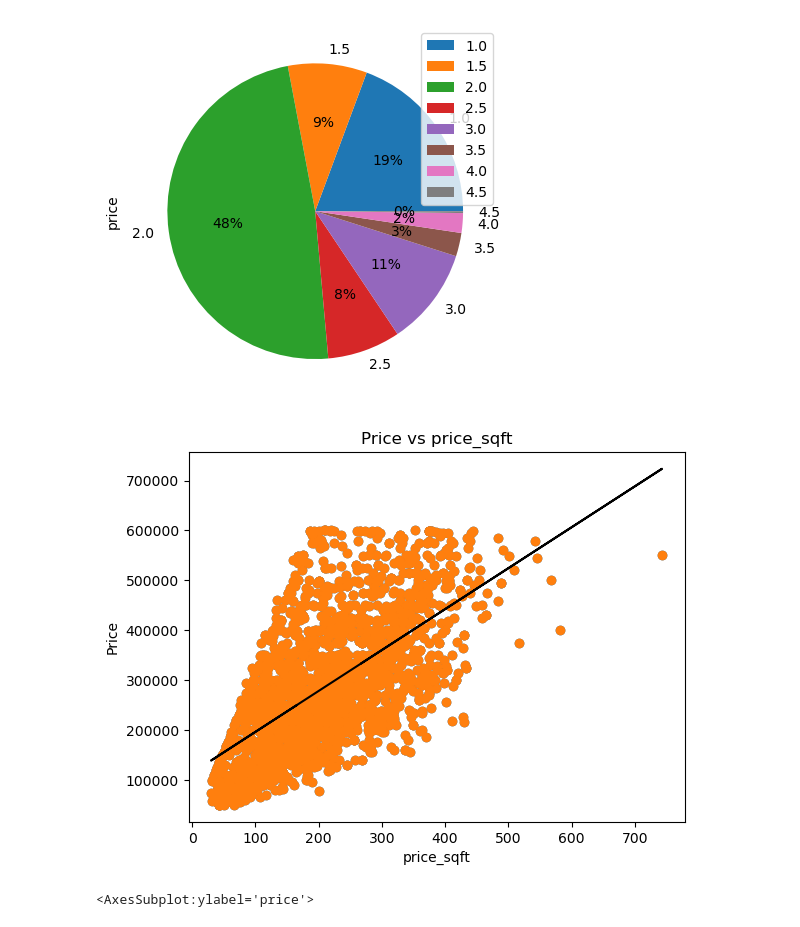
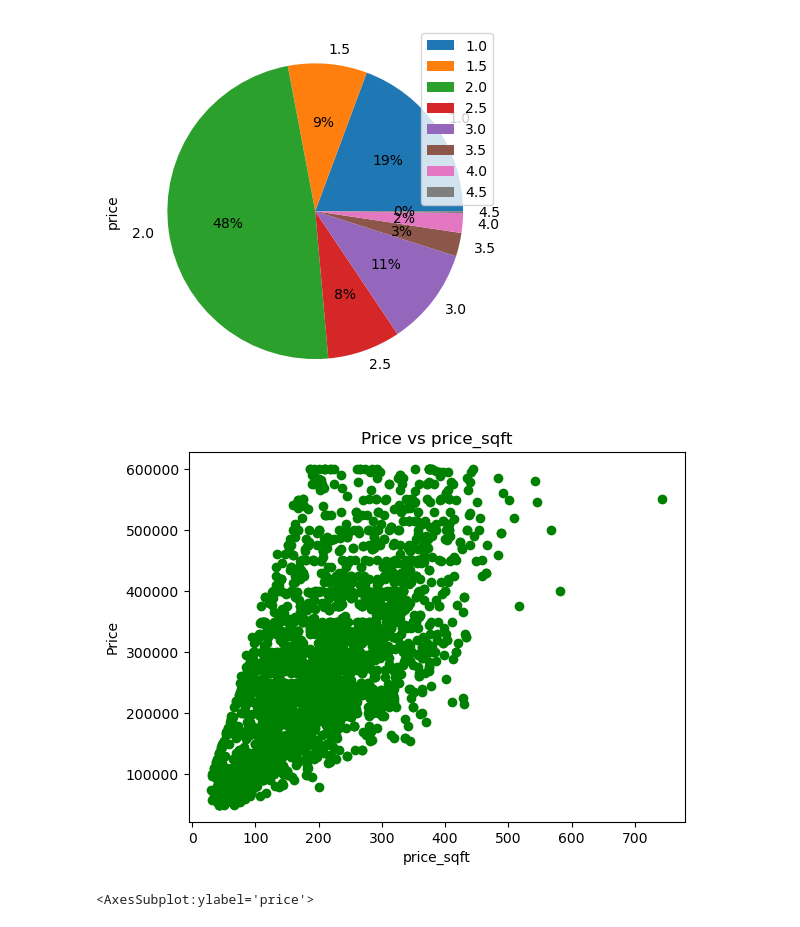
Before and after one commit to yakir0391/Apartments-Predict, a Jupyter notebook: EDA.ipynb, the cells around one changed output. Cells and saved outputs as stored; diff of their text form; code cells hidden in the pictures.

```diff
--- a/EDA.ipynb
+++ b/EDA.ipynb
@@ -102,22 +95,14 @@ df2.groupby(['bathroom']).sum().plot(
 <AxesSubplot:ylabel='price'>
 [figure]
 # %%
-plt.scatter(df2['price_sqft'],df2['price'])
+plt.scatter(df2['price_sqft'],df2['price'], color = 'green')
 plt.xlabel("price_sqft")
 plt.ylabel("Price")
 plt.title("Price vs price_sqft")
 
-plt.scatter(df2['price_sqft'],df2['price'])
-
-# fitting the mean square line
-m,b = np.polyfit(df2['price_sqft'], df2['price'], 1)
-
-# plotting the mean square line
-plt.plot(df2['price_sqft'], m*df2['price_sqft'] + b, color='black')
-
 plt.show()
 # %% [output]
-[figure, old version]
+[figure, new version]
 # %%
 df2.groupby(['grage']).sum().plot(
     kind='pie', y='price', autopct='%1.0f%%')
```
Also changed, not shown: parts of 6 cells of this notebook.
